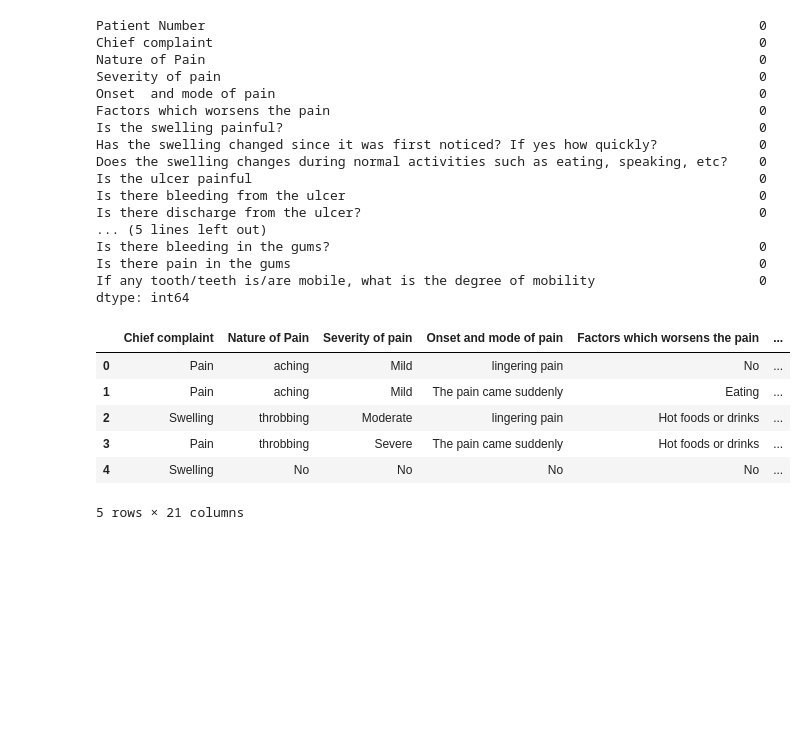
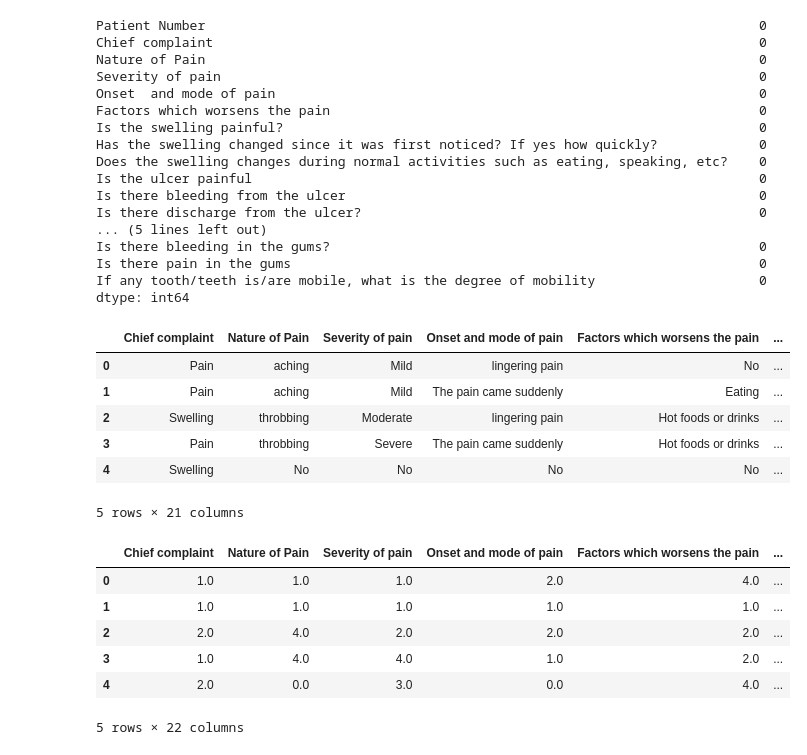
Before and after one commit to TheHuntsman4/EEML_Proposal, a Jupyter notebook: model.ipynb, the cells around one changed output. Drawn from its saved outputs; the diff is of its cells as text; code cells hidden in the pictures; blank space fills up the shorter version.

```diff
--- a/model.ipynb
+++ b/model.ipynb
@@ -90,3 +91,16 @@ age_group_dict = {
 }
 
 df['AgeGroup'] = df['Age'].apply(lambda x: next((label for age_range, label in age_group_dict.items() if int(age_range.split('-')[0]) <= int(x) <= int(age_range.split('-')[1])), None))
+# %%
+from sklearn.preprocessing import OrdinalEncoder
+encoder = OrdinalEncoder(dtype=float)
+df=pd.DataFrame(encoder.fit_transform(df),columns=df.columns)
+df.head()
+# %% [output]
+|  | Chief complaint | Nature of Pain | Severity of pain | Onset and mode of pain | Factors which worsens the pain | ... |
+| 0 | 1.0 | 1.0 | 1.0 | 2.0 | 4.0 | ... |
+| 1 | 1.0 | 1.0 | 1.0 | 1.0 | 1.0 | ... |
+| 2 | 2.0 | 4.0 | 2.0 | 2.0 | 2.0 | ... |
+| 3 | 1.0 | 4.0 | 4.0 | 1.0 | 2.0 | ... |
+| 4 | 2.0 | 0.0 | 3.0 | 0.0 | 4.0 | ... |
+5 rows × 22 columns
```
Also changed, not shown: parts of 2 cells of this notebook.
